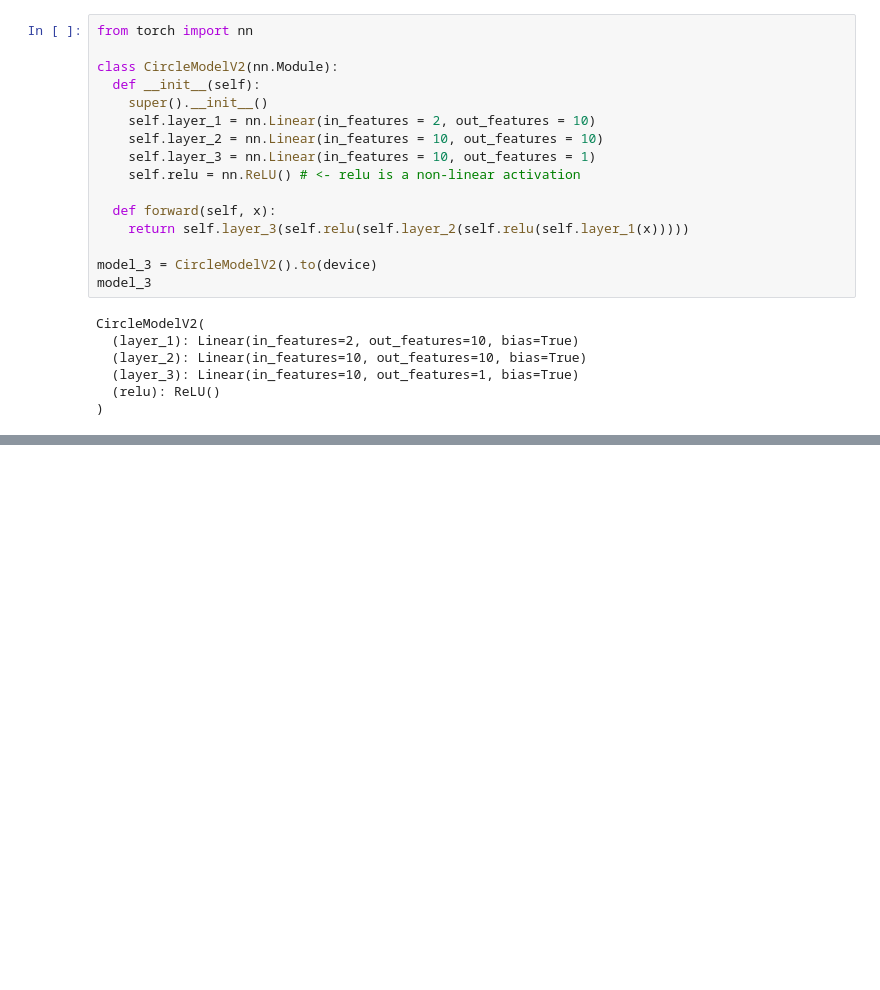
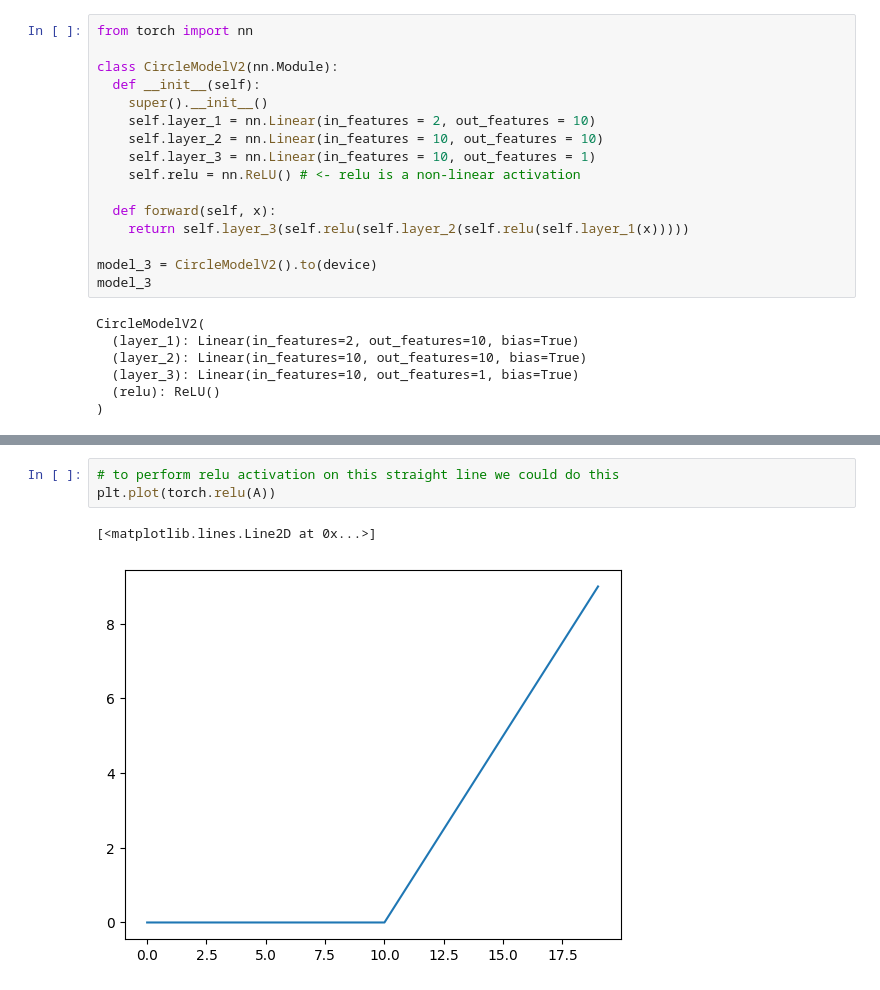
Before and after one commit to princoo/pytorch-in-ML, a Jupyter notebook: 02_pytorch_classification.ipynb, the cells around one changed output, grey strips where cells are left out. Saved outputs shown, nothing was run; the diff lists cells and outputs as text; blank space fills up the shorter version.

```diff
--- a/02_pytorch_classification.ipynb
+++ b/02_pytorch_classification.ipynb
@@ -763,0 +894,6 @@ CircleModelV2(
+# %%
+# to perform relu activation on this straight line we could do this
+plt.plot(torch.relu(A))
+# %% [output]
+[<matplotlib.lines.Line2D at 0x...>]
+[figure, added]
```
Also changed, not shown: parts of 49 cells of this notebook.
